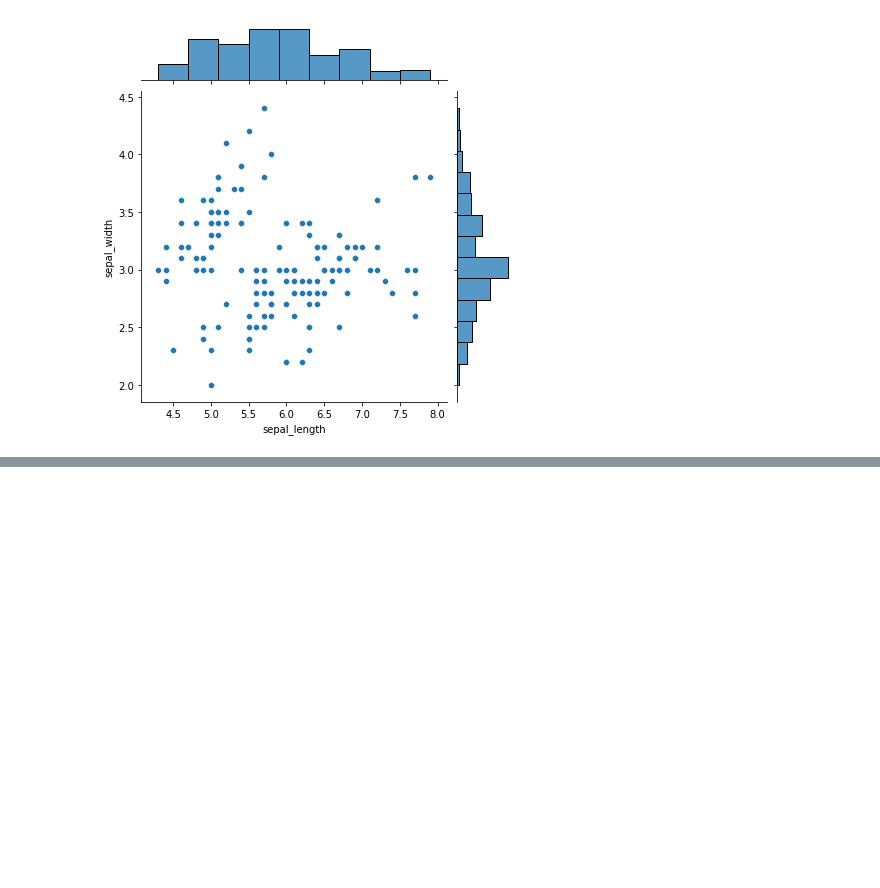
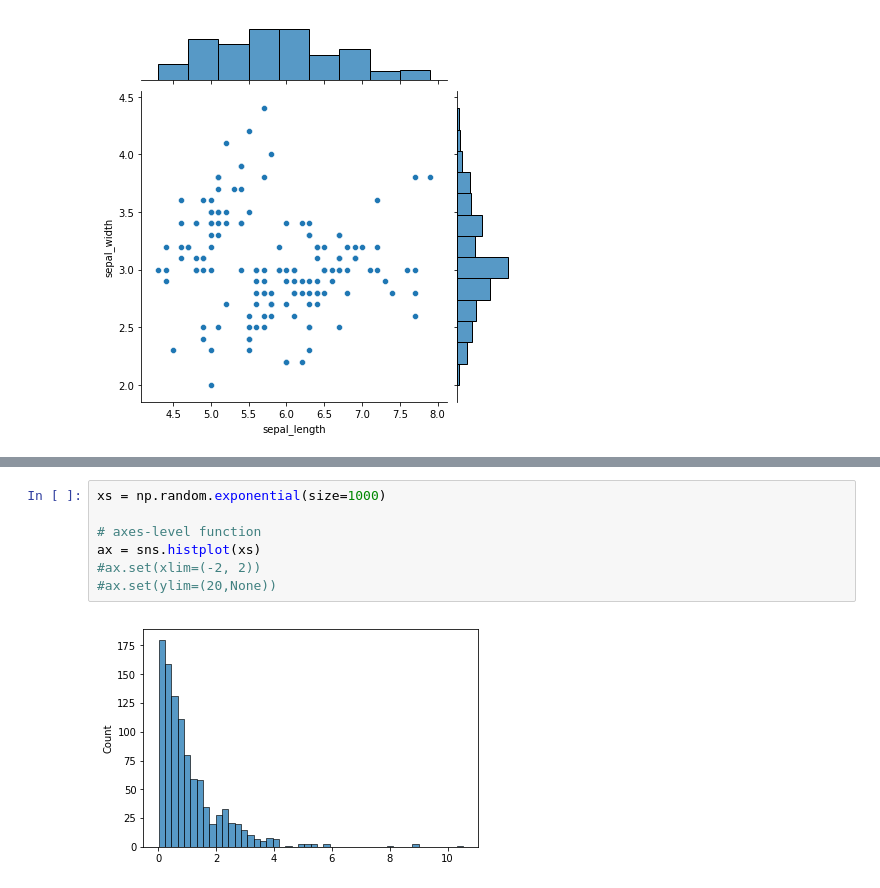
Before and after one commit to dan1dr/master_DS, a Jupyter notebook: 3.Data_Visualization/Seaborn.ipynb, the cells around one changed output, grey strips where cells are left out. Drawn from its saved outputs; the diff is of its cells as text; blank space fills up the shorter version.

```diff
--- a/3.Data_Visualization/Seaborn.ipynb
+++ b/3.Data_Visualization/Seaborn.ipynb
@@ -122,0 +145,9 @@ joint_func.plot(sns.scatterplot, sns.histplot)
+# %%
+xs = np.random.exponential(size=1000)
+
+# axes-level function
+ax = sns.histplot(xs)
+#ax.set(xlim=(-2, 2))
+#ax.set(ylim=(20,None))
+# %% [output]
+[figure, added]
```
Also changed, not shown: parts of 64 cells of this notebook.
